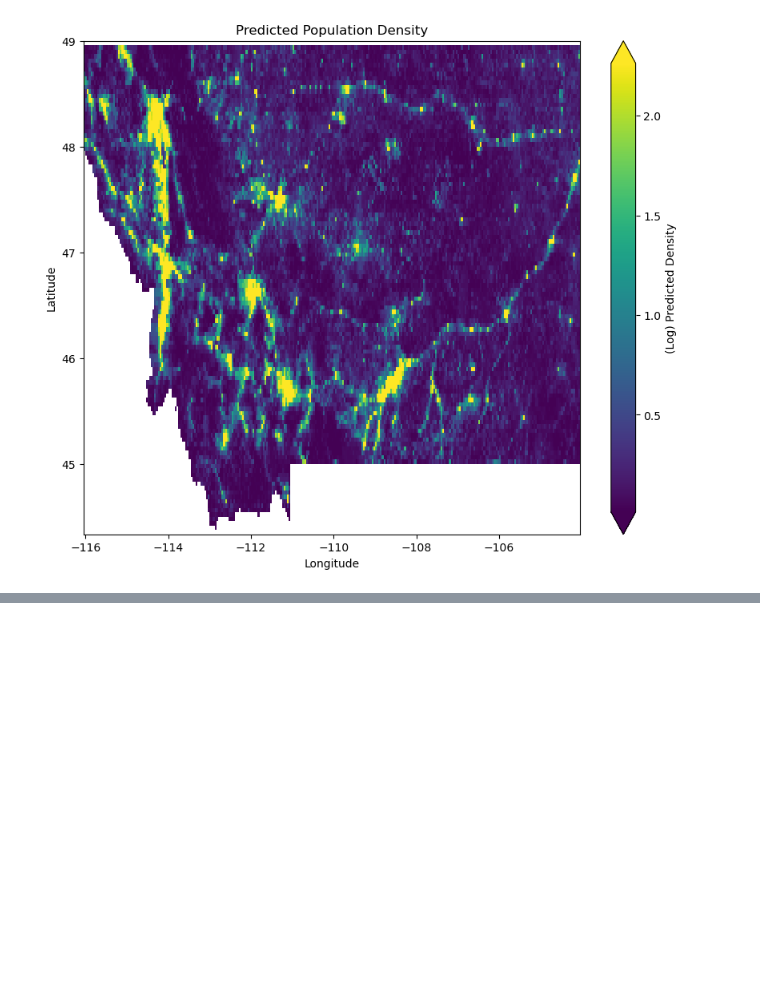
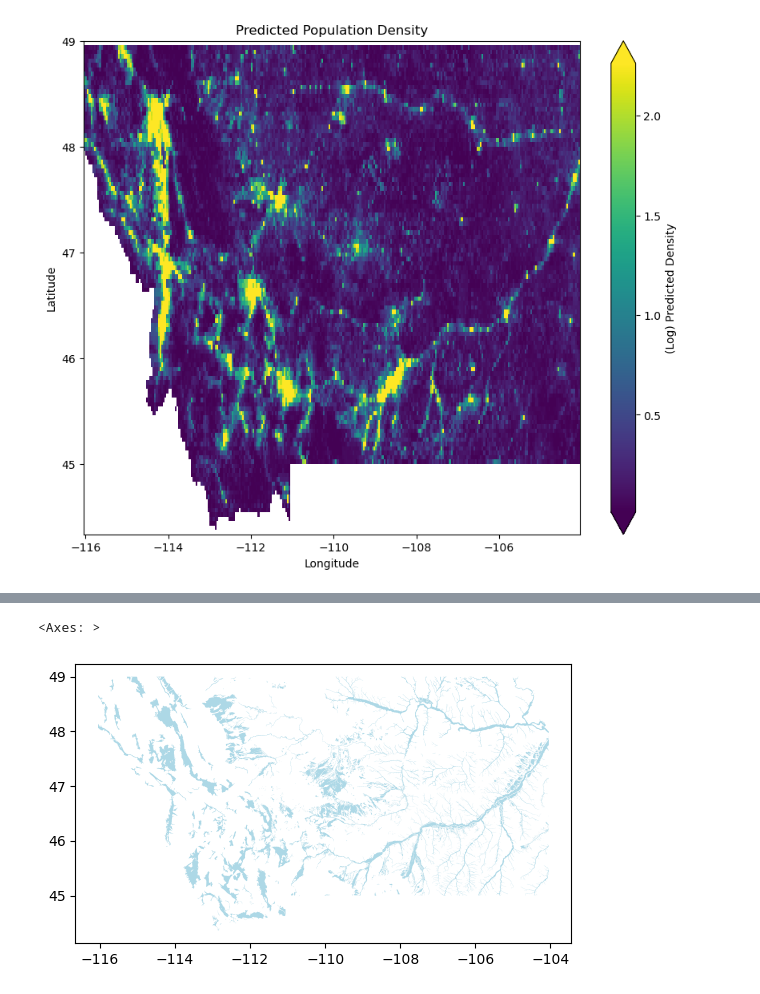
Before and after one commit to Chigiriq/geoP3, a Jupyter notebook: v3.ipynb, the cells around one changed output, grey strips where cells are left out. Cells and saved outputs as stored; diff of their text form; code cells hidden in the pictures; blank space fills up the shorter version.

```diff
--- a/v3.ipynb
+++ b/v3.ipynb
@@ -855,0 +866,8 @@ Text(0.5, 1.0, 'Predicted Population Density')
+# %%
+import geopandas as gpd
+water_path = 'data2\water\PrincipalAquifers_MT.shp'
+water_gdf = gpd.read_file(water_path)
+
+print("before:", water_gdf.crs)
+water_gdf = water_gdf.to_crs(4269)
+print("after:", water_gdf.crs)
@@ -855,0 +877,8 @@ Text(0.5, 1.0, 'Predicted Population Density')
+# %%
+fitlered_water = water_gdf[
+    (water_gdf["hg_name"] != 'Water') &
+    (water_gdf["hg_desc"] != 'Includes waterbodies: rivers, streams, lakes, reservoirs, canals, etc.') &
+    (water_gdf["hg_type"] == 'In western Montana: Unconfined surficial aquifers with semi-confined to confined aquifers in deep basin-fill. In eastern Montana: generally unconfined.')
+]
+
+print(fitlered_water)
@@ -855,0 +903,5 @@ Text(0.5, 1.0, 'Predicted Population Density')
+# %%
+fitlered_water.plot(color='lightblue')
+# %% [output]
+<Axes: >
+[figure, added]
```
Also changed, not shown: parts of 10 cells of this notebook, 9 other files.
